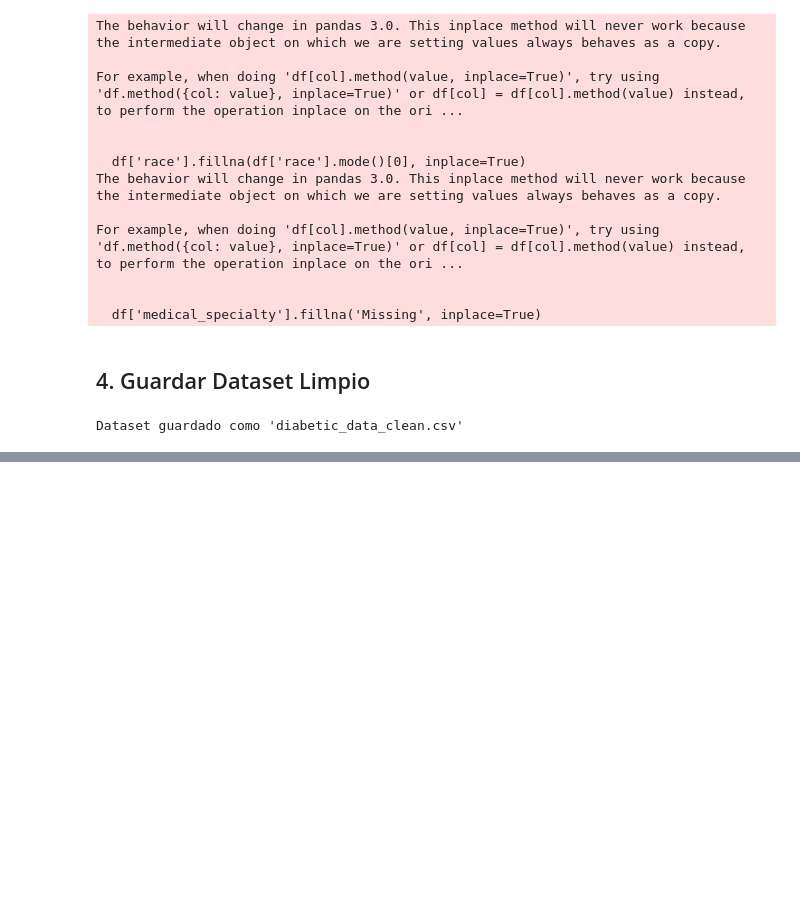
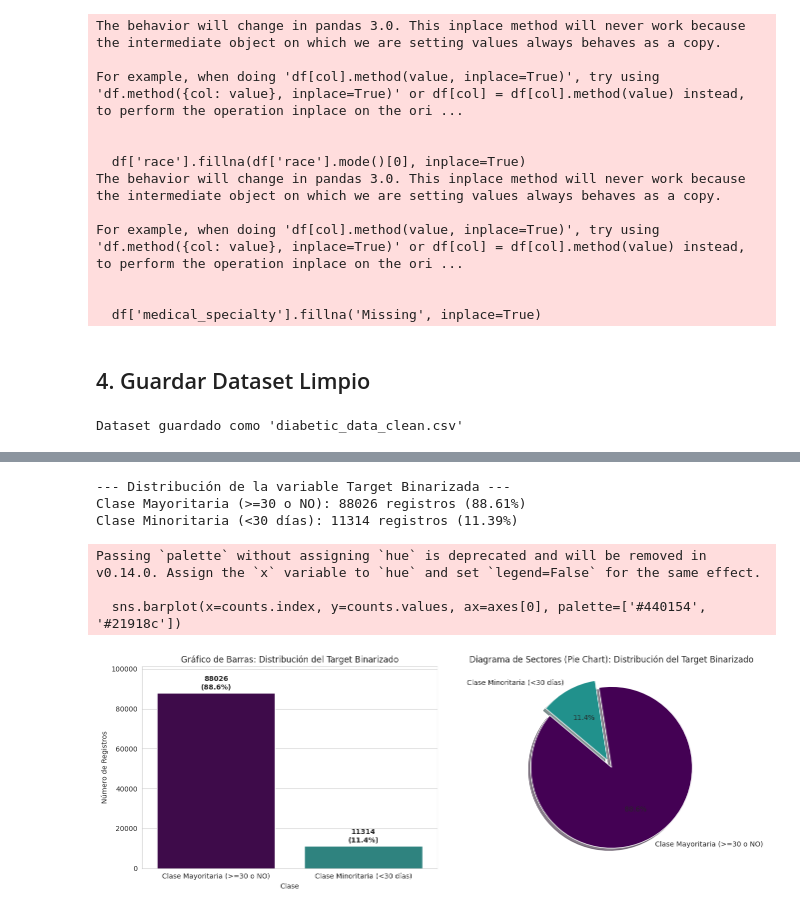
Before and after one commit to marquito3012/TFM, a Jupyter notebook: compartida/notebooks/02_limpieza_ingenieria.ipynb, the cells around one changed output, grey strips where cells are left out. Cells and saved outputs as stored; diff of their text form; code cells hidden in the pictures; blank space fills up the shorter version.

Commit message:
feat: add class distribution analysis and visualization for the target variable

```diff
--- a/compartida/notebooks/02_limpieza_ingenieria.ipynb
+++ b/compartida/notebooks/02_limpieza_ingenieria.ipynb
@@ -171,0 +180,48 @@ Dataset guardado como 'diabetic_data_clean.csv'
+# %%
+# Binarización de la variable target para destacar la clase minoritaria (<30 días)
+df['readmitted_binary'] = df['readmitted'].apply(
+    lambda x: 'Clase Minoritaria (<30 días)' if x == '<30' else 'Clase Mayoritaria (>=30 o NO)'
+)
+
+# Cálculo de frecuencias y porcentajes
+counts = df['readmitted_binary'].value_counts()
+percentages = df['readmitted_binary'].value_counts(normalize=True) * 100
+
+print("--- Distribución de la variable Target Binarizada ---")
+for idx, val in counts.items():
+    print(f"{idx}: {val} registros ({percentages[idx]:.2f}%)")
+
+# Visualización
+fig, axes = plt.subplots(1, 2, figsize=(14, 5))
+
+# Gráfico de Barras
+sns.barplot(x=counts.index, y=counts.values, ax=axes[0], palette=['#440154', '#21918c'])
+axes[0].set_title("Gráfico de Barras: Distribución del Target Binarizado")
+axes[0].set_ylabel("Número de Registros")
+axes[0].set_xlabel("Clase")
+axes[0].set_ylim(0, counts.max() * 1.15)  # Ajuste de margen superior para evitar solapamiento con el título
+for i, val in enumerate(counts.values):
+    axes[0].text(i, val + 1000, f"{val}\n({percentages.iloc[i]:.1f}%)", ha='center', va='bottom', fontweight='bold')
+
+# Diagrama de Sectores (Pie Chart)
+axes[1].pie(
+    counts,
+    labels=counts.index,
+    autopct='%1.1f%%',
+    startangle=140,
+    colors=['#440154', '#21918c'],
+    explode=[0, 0.1],
+    shadow=True
+)
+axes[1].set_title("Diagrama de Sectores (Pie Chart): Distribución del Target Binarizado")
+
+plt.tight_layout()
+plt.show()
+# %% [output]
+--- Distribución de la variable Target Binarizada ---
+Clase Mayoritaria (>=30 o NO): 88026 registros (88.61%)
+Clase Minoritaria (<30 días): 11314 registros (11.39%)
+Passing `palette` without assigning `hue` is deprecated and will be removed in v0.14.0. Assign the `x` variable to `hue` and set `legend=False` for the same effect.
+
+  sns.barplot(x=counts.index, y=counts.values, ax=axes[0], palette=['#440154', '#21918c'])
+[figure, added]
```
Also changed, not shown: parts of 1 cell of this notebook, 6 other files.
